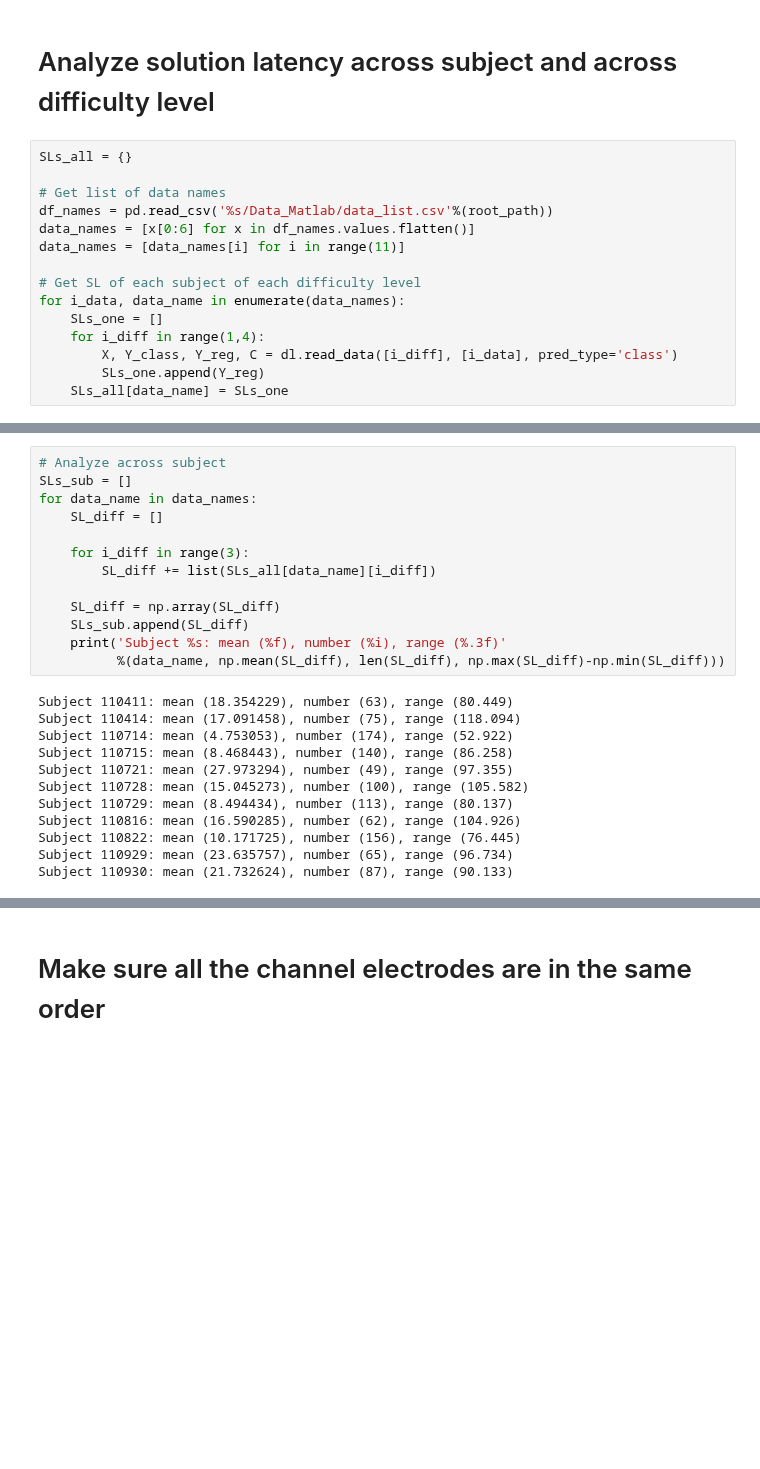
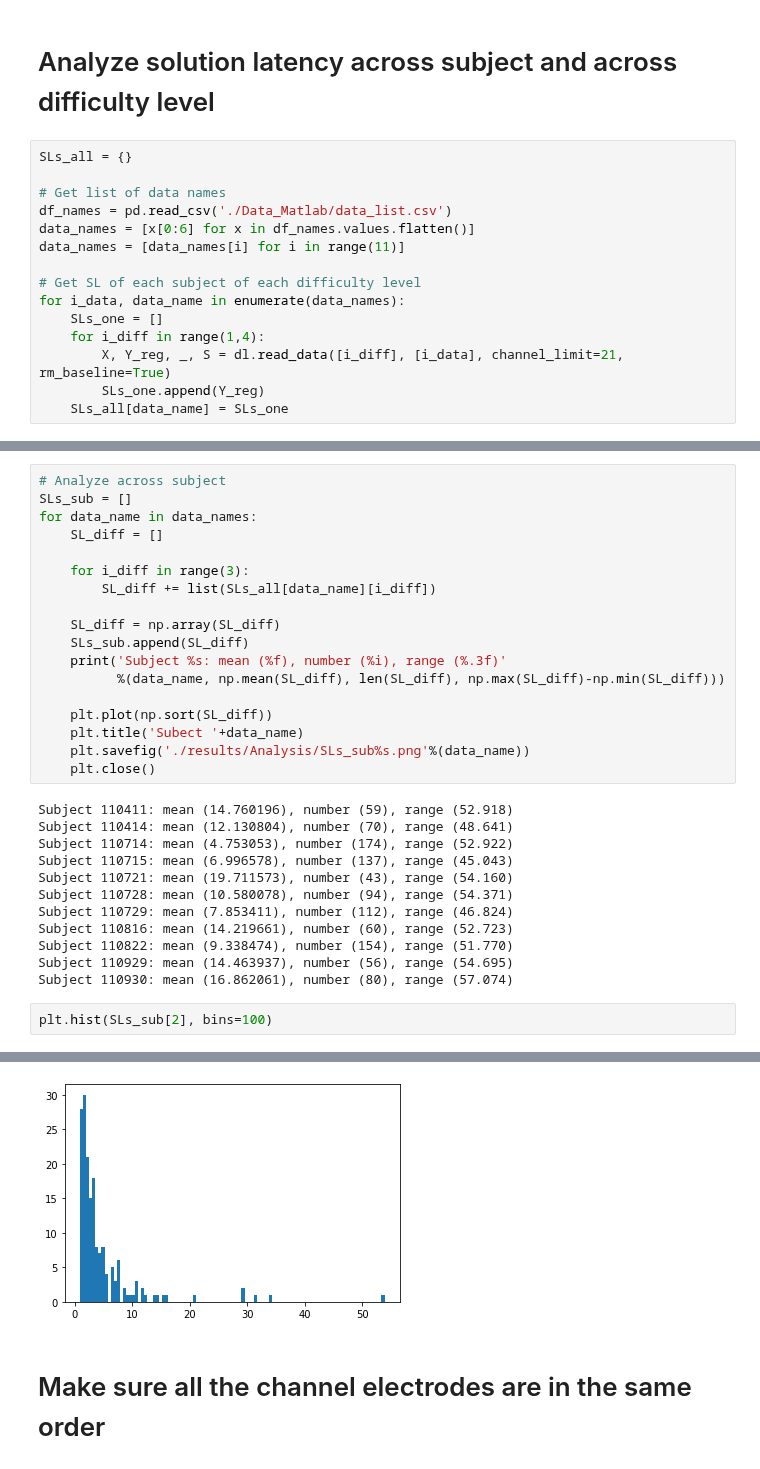
Before and after one commit to hundredball/Math24, a Jupyter notebook: Analyze_data.ipynb, the cells around one changed output, grey strips where cells are left out. Cells and saved outputs as stored; diff of their text form; blank space fills up the shorter version.

```diff
--- a/Analyze_data.ipynb
+++ b/Analyze_data.ipynb
@@ -14,7 +14,7 @@ from scale_target import TargetScaler
 SLs_all = {}
 
 # Get list of data names
-df_names = pd.read_csv('%s/Data_Matlab/data_list.csv'%(root_path))
+df_names = pd.read_csv('./Data_Matlab/data_list.csv')
 data_names = [x[0:6] for x in df_names.values.flatten()]
 data_names = [data_names[i] for i in range(11)]
 
@@ -22,7 +22,7 @@ data_names = [data_names[i] for i in range(11)]
 for i_data, data_name in enumerate(data_names):
     SLs_one = []
     for i_diff in range(1,4):
-        X, Y_class, Y_reg, C = dl.read_data([i_diff], [i_data], pred_type='class')
+        X, Y_reg, _, S = dl.read_data([i_diff], [i_data], channel_limit=21, rm_baseline=True)
         SLs_one.append(Y_reg)
     SLs_all[data_name] = SLs_one
 # %% [output]
@@ -71,15 +71,23 @@ for data_name in data_names:
     SLs_sub.append(SL_diff)
     print('Subject %s: mean (%f), number (%i), range (%.3f)'
           %(data_name, np.mean(SL_diff), len(SL_diff), np.max(SL_diff)-np.min(SL_diff)))
+
+    plt.plot(np.sort(SL_diff))
+    plt.title('Subect '+data_name)
+    plt.savefig('./results/Analysis/SLs_sub%s.png'%(data_name))
+    plt.close()
 # %% [output]
-Subject 110411: mean (18.354229), number (63), range (80.449)
-Subject 110414: mean (17.091458), number (75), range (118.094)
+Subject 110411: mean (14.760196), number (59), range (52.918)
+Subject 110414: mean (12.130804), number (70), range (48.641)
 Subject 110714: mean (4.753053), number (174), range (52.922)
-Subject 110715: mean (8.468443), number (140), range (86.258)
-Subject 110721: mean (27.973294), number (49), range (97.355)
-Subject 110728: mean (15.045273), number (100), range (105.582)
-Subject 110729: mean (8.494434), number (113), range (80.137)
-Subject 110816: mean (16.590285), number (62), range (104.926)
-Subject 110822: mean (10.171725), number (156), range (76.445)
-Subject 110929: mean (23.635757), number (65), range (96.734)
-Subject 110930: mean (21.732624), number (87), range (90.133)
+Subject 110715: mean (6.996578), number (137), range (45.043)
+Subject 110721: mean (19.711573), number (43), range (54.160)
+Subject 110728: mean (10.580078), number (94), range (54.371)
+Subject 110729: mean (7.853411), number (112), range (46.824)
+Subject 110816: mean (14.219661), number (60), range (52.723)
+Subject 110822: mean (9.338474), number (154), range (51.770)
+Subject 110929: mean (14.463937), number (56), range (54.695)
+Subject 110930: mean (16.862061), number (80), range (57.074)
+# %%
+plt.hist(SLs_sub[2], bins=100)
+# %% [output]
@@ -86,3 +111,4 @@ Subject 110930: mean (21.732624), number (87), range (90.133)
+[figure, added]
 # %% [markdown]
 # Make sure all the channel electrodes are in the same order
 # %%
```
Also changed, not shown: parts of 3 cells of this notebook, 8 other files.
